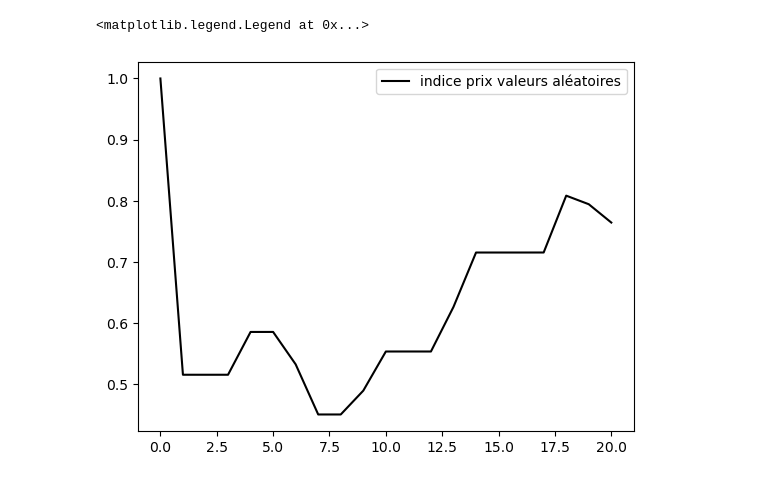
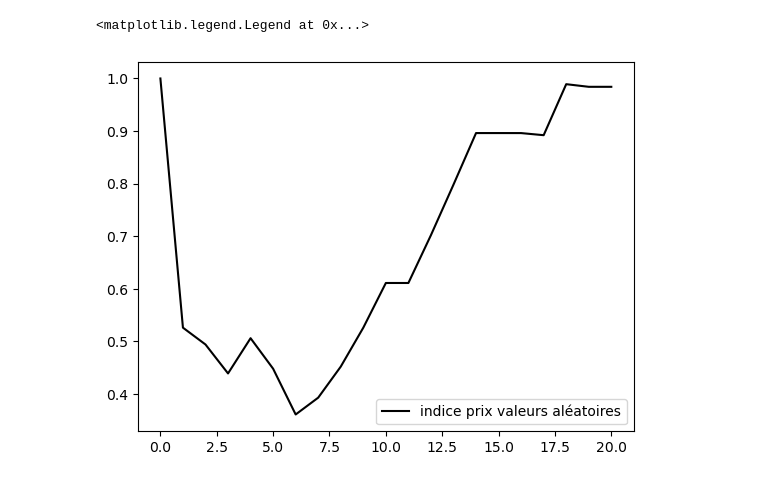
Before and after one commit to codepromaster67/Projet-ARE, a Jupyter notebook: ARE_notebook.ipynb, the cells around one changed output. Cells and saved outputs as stored; diff of their text form; code cells hidden in the pictures.

```diff
--- a/ARE_notebook.ipynb
+++ b/ARE_notebook.ipynb
@@ -116,7 +116,7 @@ def fonction_cas1(matrice, etat, vecteurpopulation, vecteurindice, n, epsilon):
     vecteur_indices = [1]
     matrice_pop = []
     vecteur_etats = [etat]
-    res = 0
+    res = 1
     max = -1
     for i in range(n):
         nvetat = passage(matrice, etat)
@@ -214,7 +214,7 @@ plt.legend()
 # %%
-grapheindice= np.arange(0, len(watf4[3]), 1)
-plt.plot(grapheindice, watf4[3], color = 'black', label = "indice prix valeurs aléatoires")
+grapheindice= np.arange(0, len(testaleatoire[3]), 1)
+plt.plot(grapheindice, testaleatoire[3], color = 'black', label = "indice prix valeurs aléatoires")
 plt.legend()
 # %% [output]
 <matplotlib.legend.Legend at 0x...>
-[figure, old version]
+[figure, new version]
```
Also changed, not shown: parts of 9 cells of this notebook.
